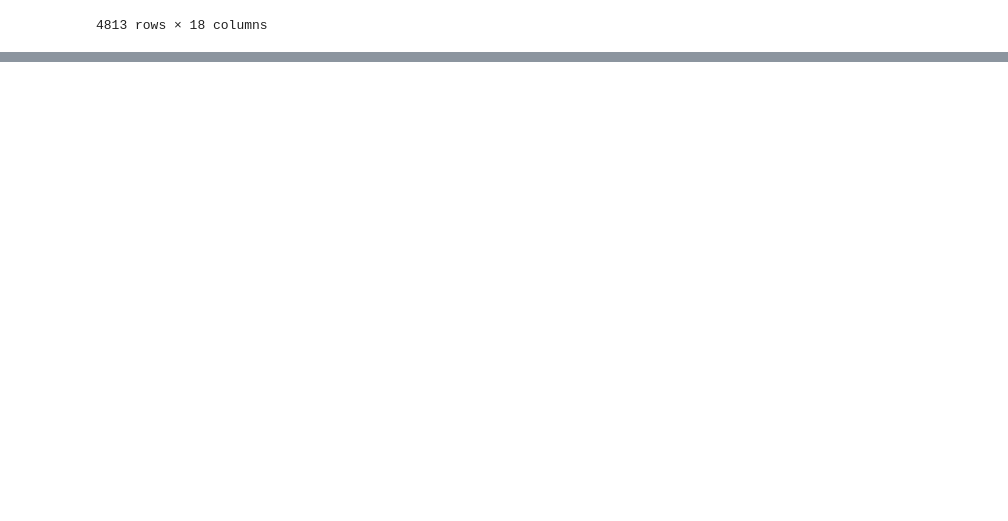
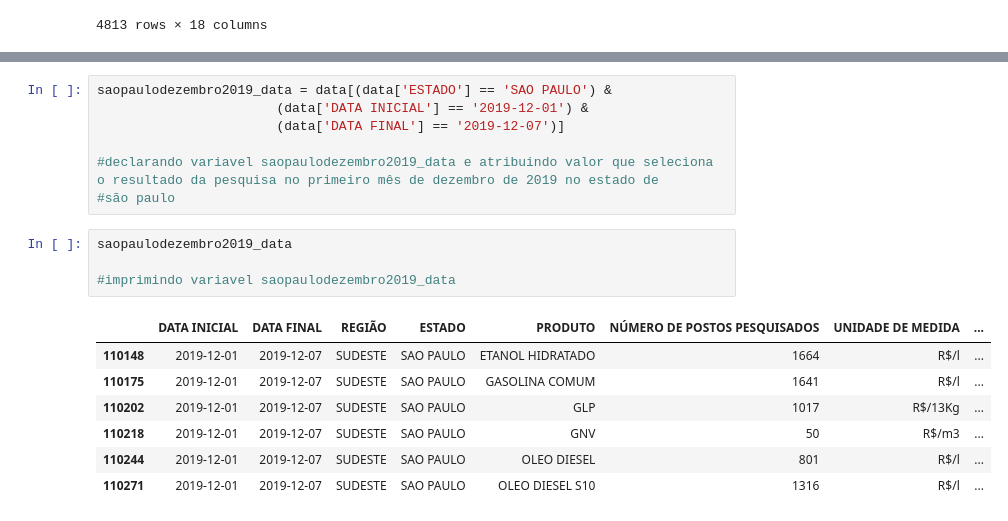
Before and after one commit to lucascalado0/BigData, a Jupyter notebook: atividade/atividade01.ipynb, the cells around one changed output, grey strips where cells are left out. Saved outputs shown, nothing was run; the diff lists cells and outputs as text; blank space fills up the shorter version.

```diff
--- a/atividade/atividade01.ipynb
+++ b/atividade/atividade01.ipynb
@@ -218,0 +267,19 @@ pernambuco_data
+# %%
+saopaulodezembro2019_data = data[(data['ESTADO'] == 'SAO PAULO') &
+                       (data['DATA INICIAL'] == '2019-12-01') &
+                       (data['DATA FINAL'] == '2019-12-07')]
+
+#declarando variavel saopaulodezembro2019_data e atribuindo valor que seleciona o resultado da pesquisa no primeiro mês de dezembro de 2019 no estado de
+#são paulo
+# %%
+saopaulodezembro2019_data
+
+#imprimindo variavel saopaulodezembro2019_data
+# %% [output]
+|  | DATA INICIAL | DATA FINAL | REGIÃO | ESTADO | PRODUTO | NÚMERO DE POSTOS PESQUISADOS | UNIDADE DE MEDIDA | ... |
+| 110148 | 2019-12-01 | 2019-12-07 | SUDESTE | SAO PAULO | ETANOL HIDRATADO | 1664 | R$/l | ... |
+| 110175 | 2019-12-01 | 2019-12-07 | SUDESTE | SAO PAULO | GASOLINA COMUM | 1641 | R$/l | ... |
+| 110202 | 2019-12-01 | 2019-12-07 | SUDESTE | SAO PAULO | GLP | 1017 | R$/13Kg | ... |
+| 110218 | 2019-12-01 | 2019-12-07 | SUDESTE | SAO PAULO | GNV | 50 | R$/m3 | ... |
+| 110244 | 2019-12-01 | 2019-12-07 | SUDESTE | SAO PAULO | OLEO DIESEL | 801 | R$/l | ... |
+| 110271 | 2019-12-01 | 2019-12-07 | SUDESTE | SAO PAULO | OLEO DIESEL S10 | 1316 | R$/l | ... |
```
Also changed, not shown: parts of 9 cells of this notebook, 1 other file.
